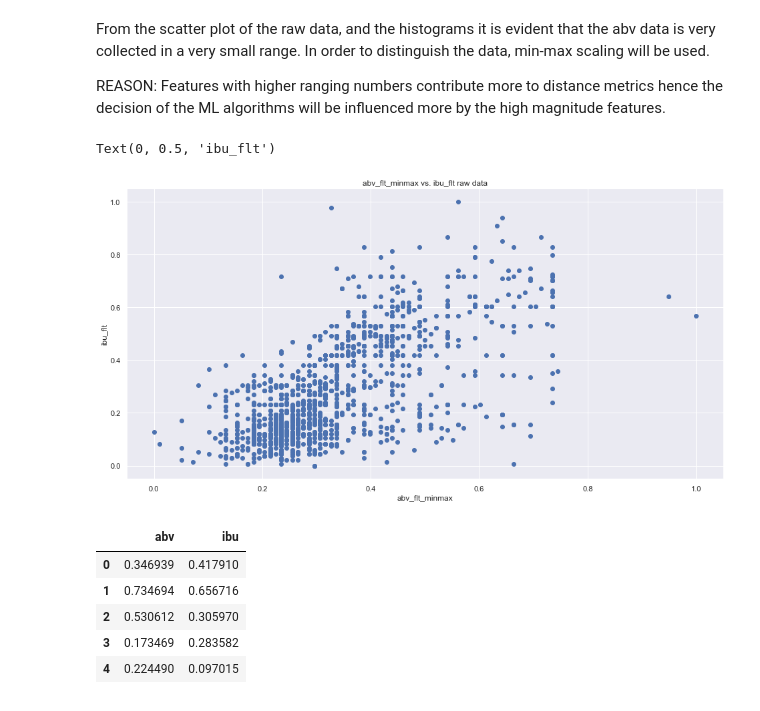
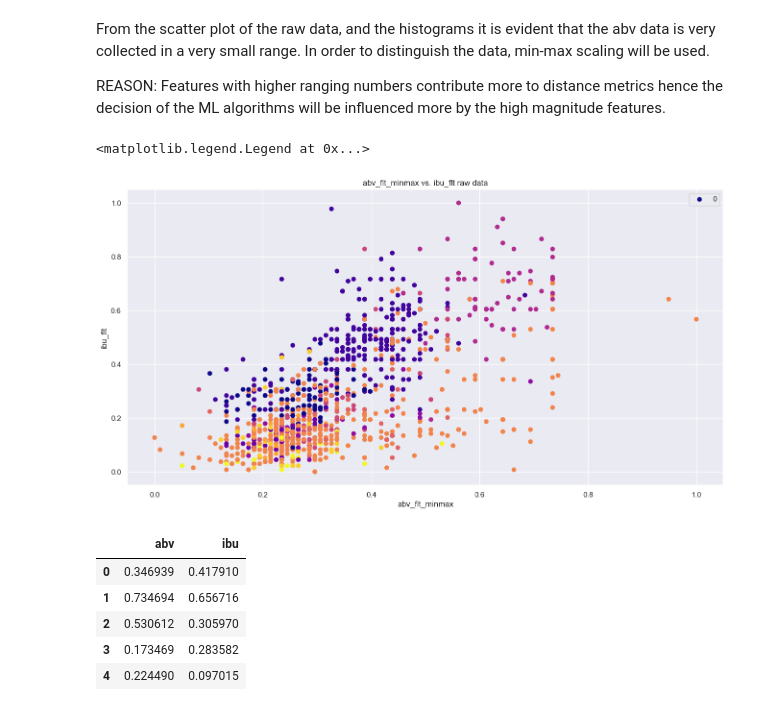
Before and after one commit to aureliusbd/tinybEEr, a Jupyter notebook: BeerModel.ipynb, the cells around one changed output. Drawn from its saved outputs; the diff is of its cells as text; code cells hidden in the pictures.

Commit message:
Color mapping

```diff
--- a/BeerModel.ipynb
+++ b/BeerModel.ipynb
@@ -107,7 +107,9 @@ Name: ibu, Length: 1326, dtype: float64
 
 #     unique_list = (list(list_set))
 
-styles = beer_df['style']
+styles = list(beer_df['style_group'])
+
+styleDict = beer_df['style_group'].to_dict()
 
 styles_set = set(styles)
 stylesList = list(styles_set)
@@ -115,13 +117,16 @@ stylesList = list(styles_set)
 
 print(stylesList)
 
-classList = []
+# classList = []
 
-for beer in beer_df:
-    print(beer)
+# for beer in styleDict.values():
+#     for i in range(11):
+#         if beer == stylesList[i]:
+#             classList.append(i)
+
     # for i, style in enumerate(stylesList):
     #     if beer['styles'] == style:
     #         classList.append(i)
 
-print(classList)
+# print(classList)
 # %% [output]
@@ -194,16 +190,34 @@ abv_flt_minmax = MinMaxScaler().fit_transform(abv_flt_reshaped)
 ibu_flt_array = ibu_flt.to_numpy()
 ibu_flt_reshaped = ibu_flt_array.reshape(-1, 1)
 ibu_flt_minmax = MinMaxScaler().fit_transform(ibu_flt_reshaped)
+
+# colors = []
+# i = 0
+# for val in abv_flt_minmax:
+#     colors.append(i)
+#     if i > 9:
+#         i = 0
+#     else:
+#         i += 1
+
+# print(colors)
+colors = []
+
+for beer in styleDict.values():
+    for i in range(11):
+        if beer == stylesList[i]:
+            colors.append(i)
 # %%
 #plt.scatter(x=abv_flt_minmax, y=ibu_flt, cmap='viridis') <-----------
 plt.figure(figsize=(16,8))
-plt.scatter(x=abv_flt_minmax, y=ibu_flt_minmax, cmap='viridis')
+plt.scatter(x=abv_flt_minmax, y=ibu_flt_minmax, c=colors, cmap='plasma')
 plt.title('abv_flt_minmax vs. ibu_flt raw data')
 plt.xlabel('abv_flt_minmax')
 plt.ylabel('ibu_flt')
+plt.legend(colors)
 # %% [output]
-Text(0, 0.5, 'ibu_flt')
+<matplotlib.legend.Legend at 0x...>
-[figure, old version]
+[figure, new version]
 # %%
 # Try  standard scaler
 # from sklearn.preprocessing import StandardScaler
```
Also changed, not shown: parts of 3 cells of this notebook.
